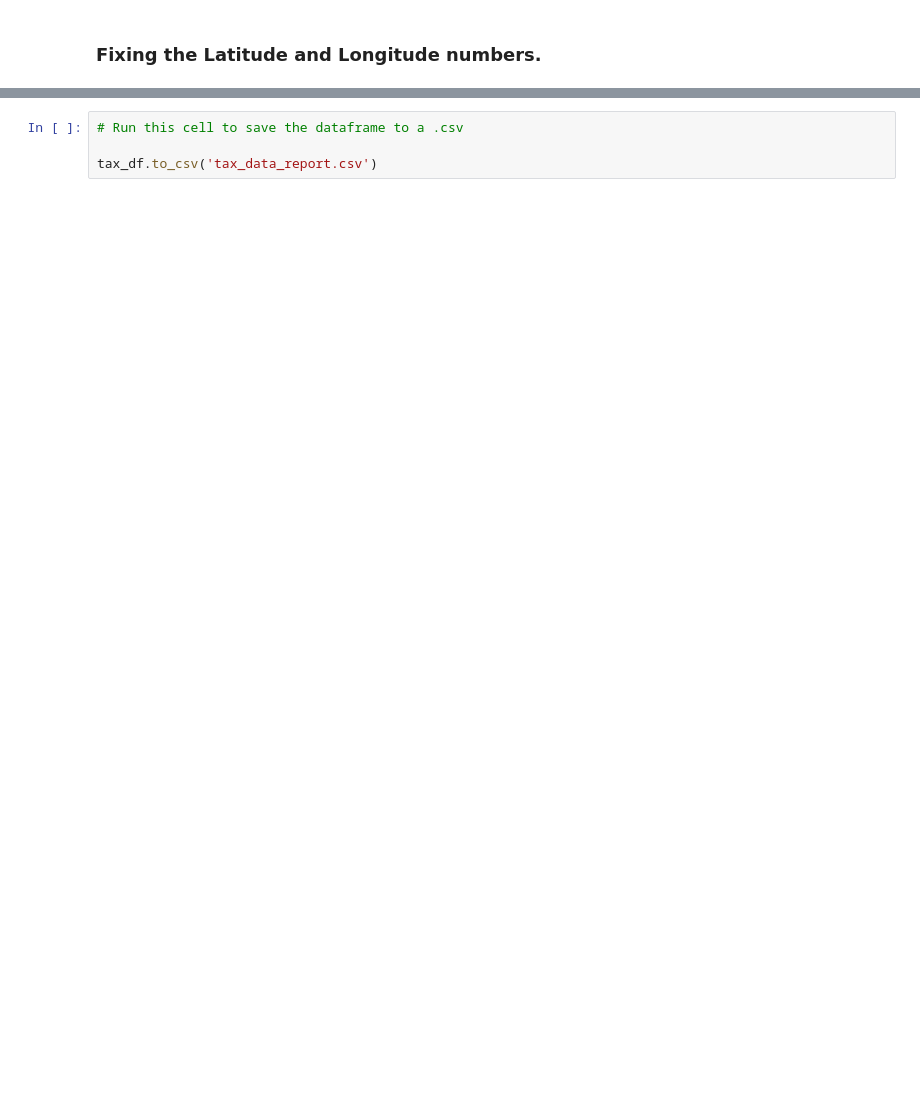
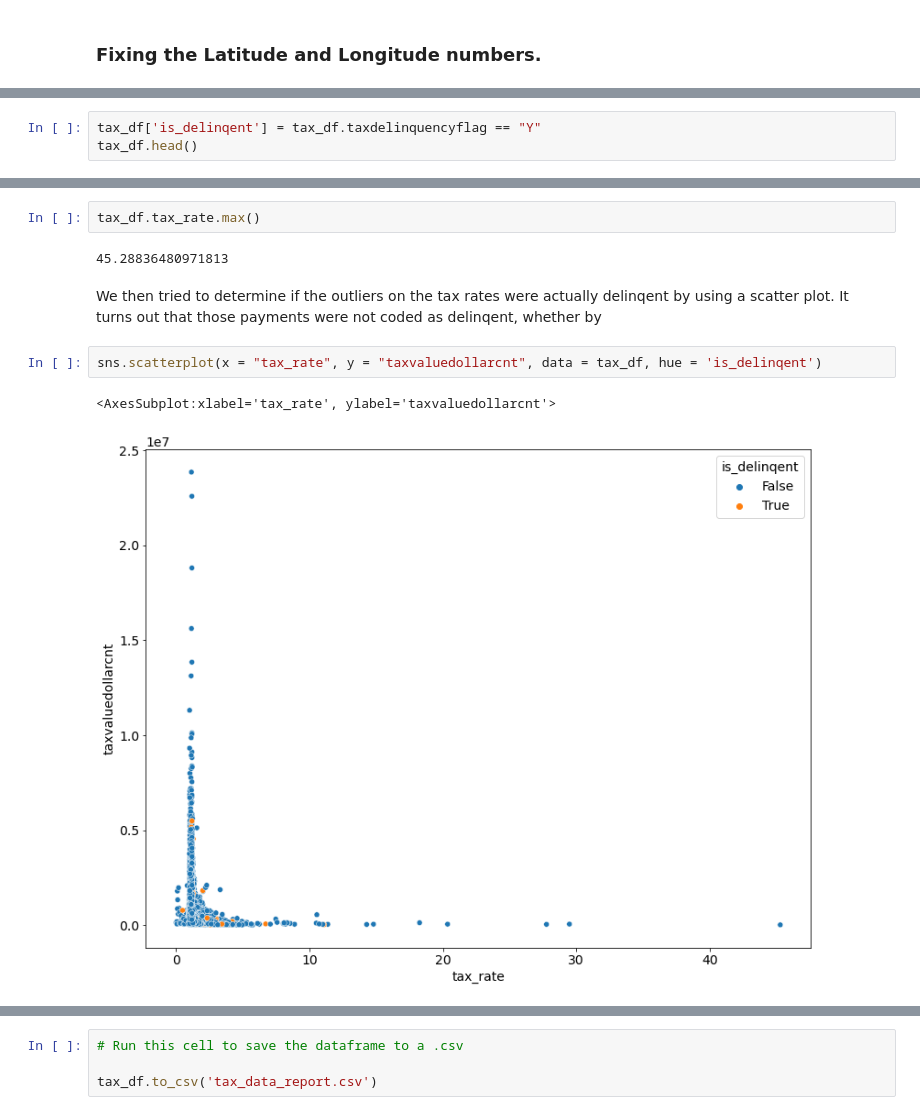
Before and after one commit to AAranda10/regression_project, a Jupyter notebook: explore.ipynb, the cells around one changed output, grey strips where cells are left out. Cells and saved outputs as stored; diff of their text form; blank space fills up the shorter version.

```diff
--- a/explore.ipynb
+++ b/explore.ipynb
@@ -359,0 +253,3 @@ tax_df.head()
+# %%
+tax_df['is_delinqent'] = tax_df.taxdelinquencyflag == "Y"
+tax_df.head()
@@ -359,0 +263,11 @@ tax_df.head()
+# %%
+tax_df.tax_rate.max()
+# %% [output]
+45.28836480971813
+# %% [markdown]
+We then tried to determine if the outliers on the tax rates were actually delinqent by using a scatter plot. It turns out that those payments were not coded as delinqent, whether by
+# %%
+sns.scatterplot(x = "tax_rate", y = "taxvaluedollarcnt", data = tax_df, hue = 'is_delinqent')
+# %% [output]
+<AxesSubplot:xlabel='tax_rate', ylabel='taxvaluedollarcnt'>
+[figure, added]
```
Also changed, not shown: parts of 35 cells of this notebook.
